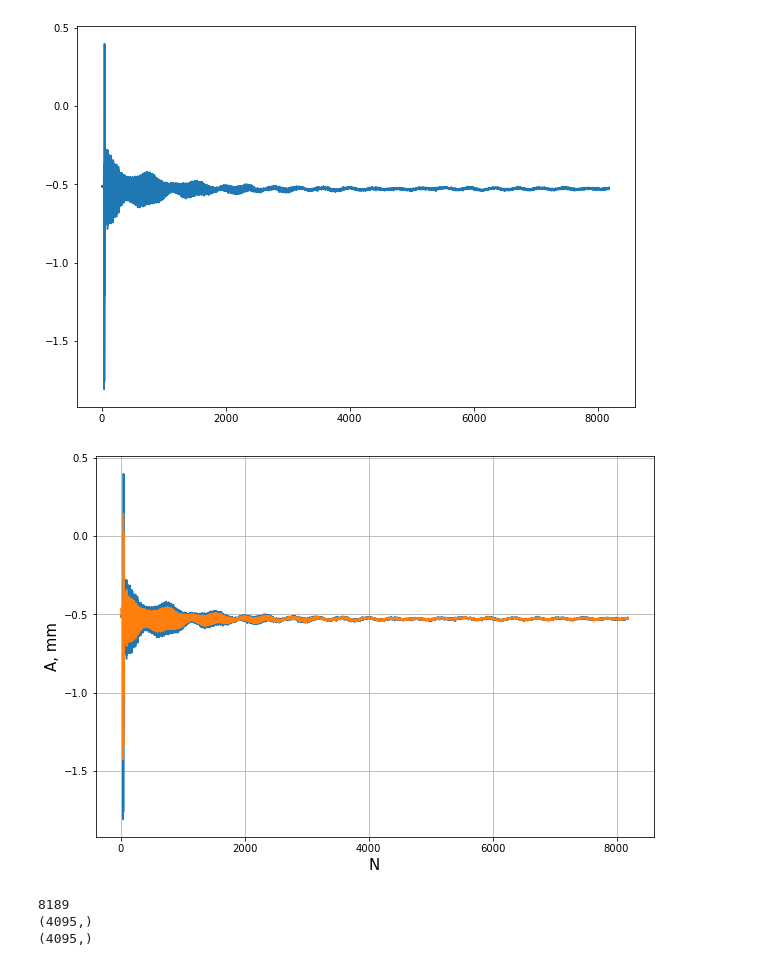
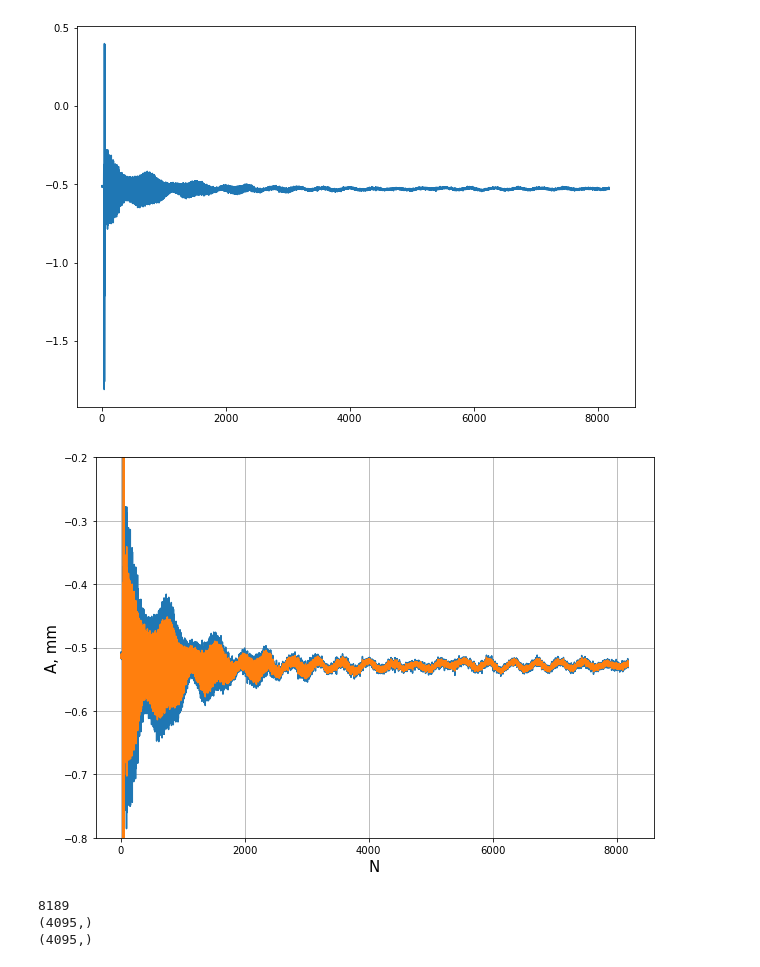
Before and after one commit to Snake9889/Tests, a Jupyter notebook: Kalman_sig.ipynb, the cells around one changed output. Saved outputs shown, nothing was run; the diff lists cells and outputs as text; code cells hidden in the pictures.

Commit message:
New image.

```diff
--- a/Kalman_sig.ipynb
+++ b/Kalman_sig.ipynb
@@ -131,20 +131,23 @@ plt.show()
 # %%
 adc_x=[]
 for i in range(len(data_x)):
     adc_x.append(kalman(data_x[i]))
 
 plt.figure(figsize=figsize)
 plt.plot(data_x)
 plt.plot(adc_x)
 
+ax = plt.gca()
+ax.set_ylim([-0.8, -0.2])
+
 plt.xlabel("N", fontsize=15)
 plt.ylabel("A, mm", fontsize=15)
 plt.grid(True)
 
 plt.savefig('Kalman sig.png')
 plt.show()
 # %% [output]
-[figure, old version]
+[figure, new version]
 # %%
 len_X = len(data_t)
 print(len_X)
```
Also changed, not shown: parts of 4 cells of this notebook.
